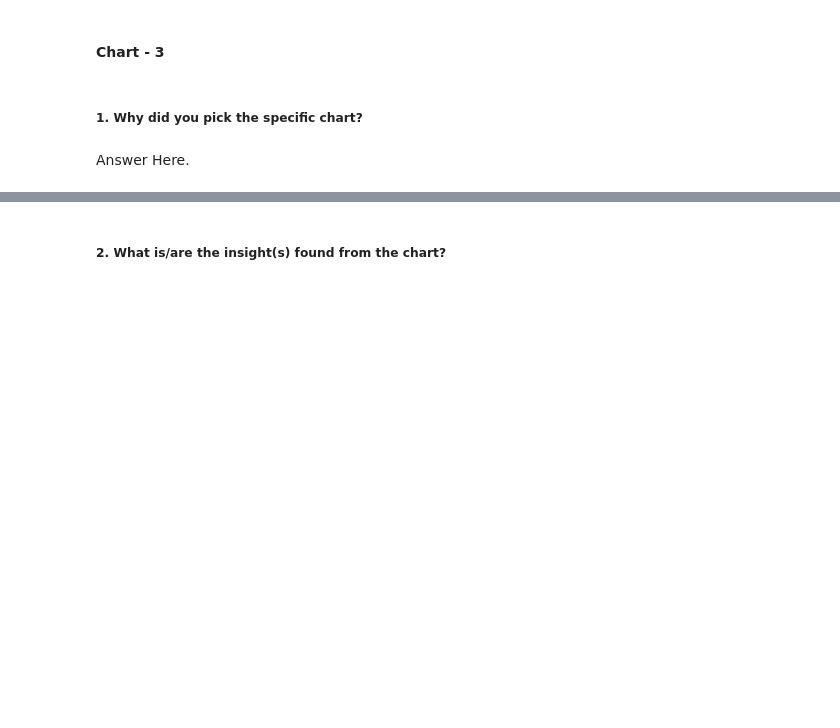
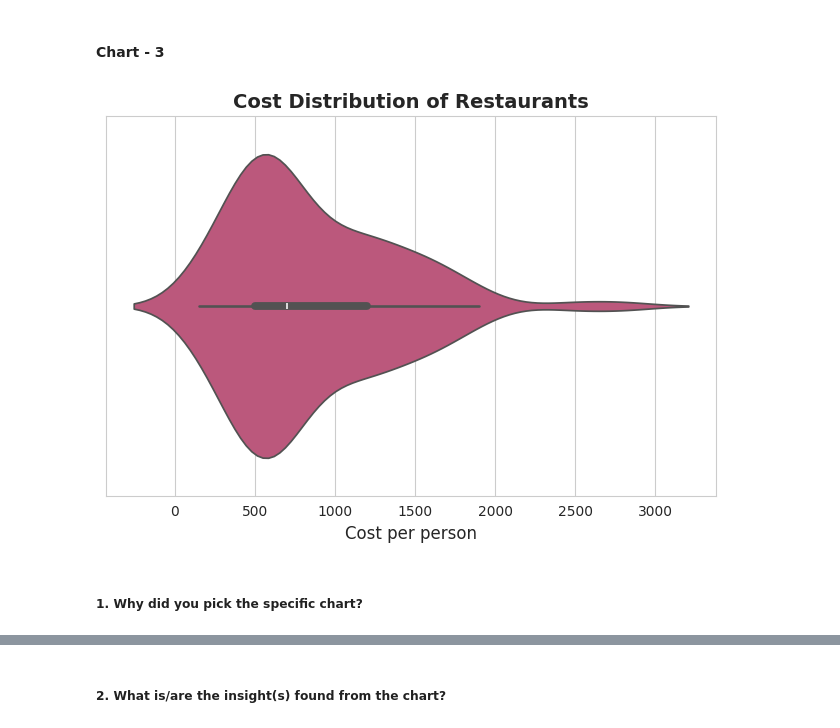
Before and after one commit to Ash99-commits/Unsupervised_ML_Zomato-Restaurant_Clustering_And_Sentiment_Analysis, a Jupyter notebook: Unsupervised_ML_Zomato_Restaurant_Clustering_And_Sentiment_Analysis_Ashwani_Kumar_Patra.ipynb, the cells around one changed output, grey strips where cells are left out. Drawn from its saved outputs; the diff is of its cells as text; code cells hidden in the pictures; blank space fills up the shorter version.

Commit message:
Chart 3 - Cost Distribution of Restaurants per person (Violin Plot), plotted, insights are driven from it, along with its business impact [both positive and negative(if any)].

```diff
--- a/Unsupervised_ML_Zomato_Restaurant_Clustering_And_Sentiment_Analysis_Ashwani_Kumar_Patra.ipynb
+++ b/Unsupervised_ML_Zomato_Restaurant_Clustering_And_Sentiment_Analysis_Ashwani_Kumar_Patra.ipynb
@@ -789,4 +787,25 @@ Business Impact:-
+# %%
+# Chart 3 Visualization code - Cost Distribution of Restaurants per person (Violin Plot)
+
+# Setting the aesthetic style of the plots
+sns.set_style("whitegrid")
+
+# Choosing a color for the violin plot
+color = sns.color_palette("plasma", 1)
+
+# Creating the violin plot
+sns.violinplot(x=restaurants_df['Cost'], color=color[0])
+
+# Adding titles and labels
+plt.title('Cost Distribution of Restaurants', fontsize=14, fontweight='bold')
+plt.xlabel('Cost per person', fontsize=12)
+
+# Improving layout
+plt.tight_layout()
+
+# Displaying the plot
+plt.show()
+# %% [output]
+[figure, added]
 # %% [markdown]
 ##### 1. Why did you pick the specific chart?
-# %% [markdown]
-Answer Here.
```
Also changed, not shown: parts of 6 cells of this notebook.
